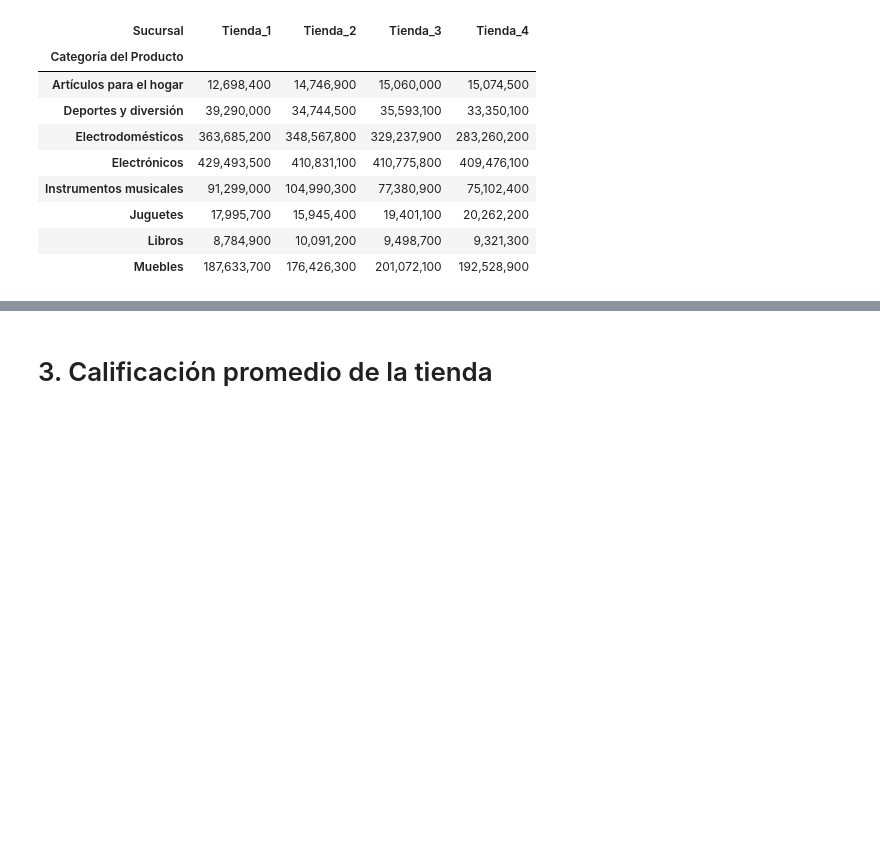
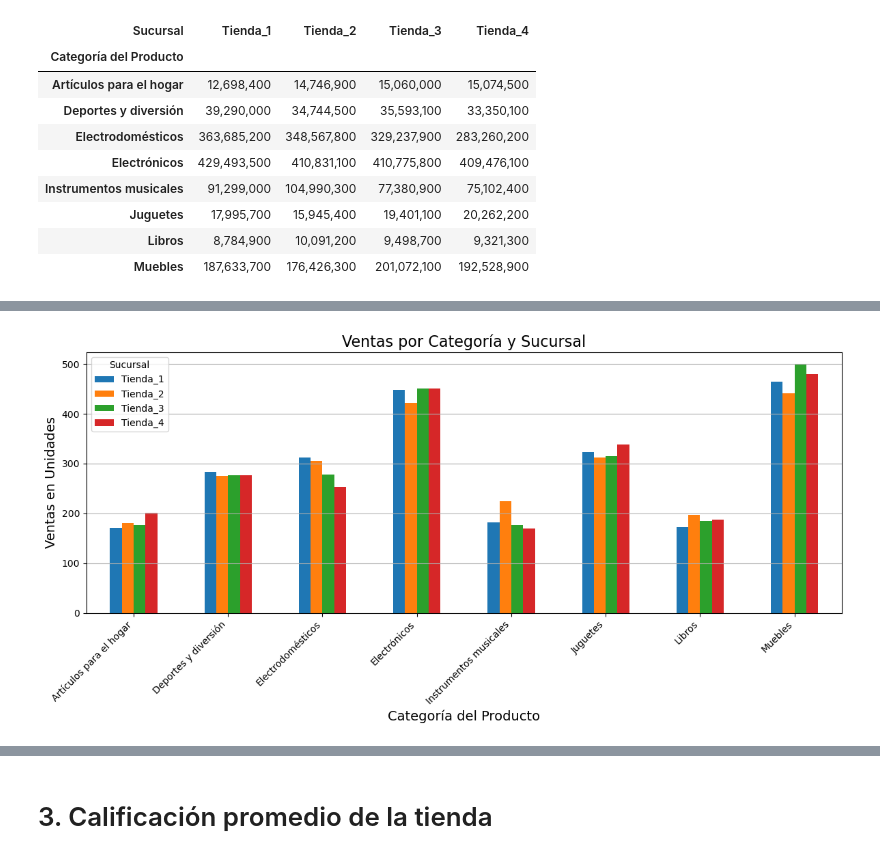
Before and after one commit to Fersh5/alura_store, a Jupyter notebook: AluraStoreLatam.ipynb, the cells around one changed output, grey strips where cells are left out. Cells and saved outputs as stored; diff of their text form; code cells hidden in the pictures; blank space fills up the shorter version.

```diff
--- a/AluraStoreLatam.ipynb
+++ b/AluraStoreLatam.ipynb
@@ -162,0 +167,3 @@ plt.show()
+# %%
+ventas_categoria_unidades = pd.pivot_table(df_completo,index='Categoría del Producto',columns='Sucursal',values='Precio',aggfunc='count')
+ventas_categoria_unidades
@@ -162,0 +181,13 @@ plt.show()
+# %%
+ventas_categoria_unidades.plot(kind='bar', figsize=(12,6))
+
+plt.title('Ventas por Categoría y Sucursal', fontsize=16)
+plt.xlabel('Categoría del Producto',fontsize=14)
+plt.ylabel('Ventas en Unidades',fontsize=14)
+plt.xticks(rotation=45, ha='right')
+plt.grid(axis='y')
+
+plt.tight_layout()
+plt.show()
+# %% [output]
+[figure, added]
```
Also changed, not shown: parts of 16 cells of this notebook.
